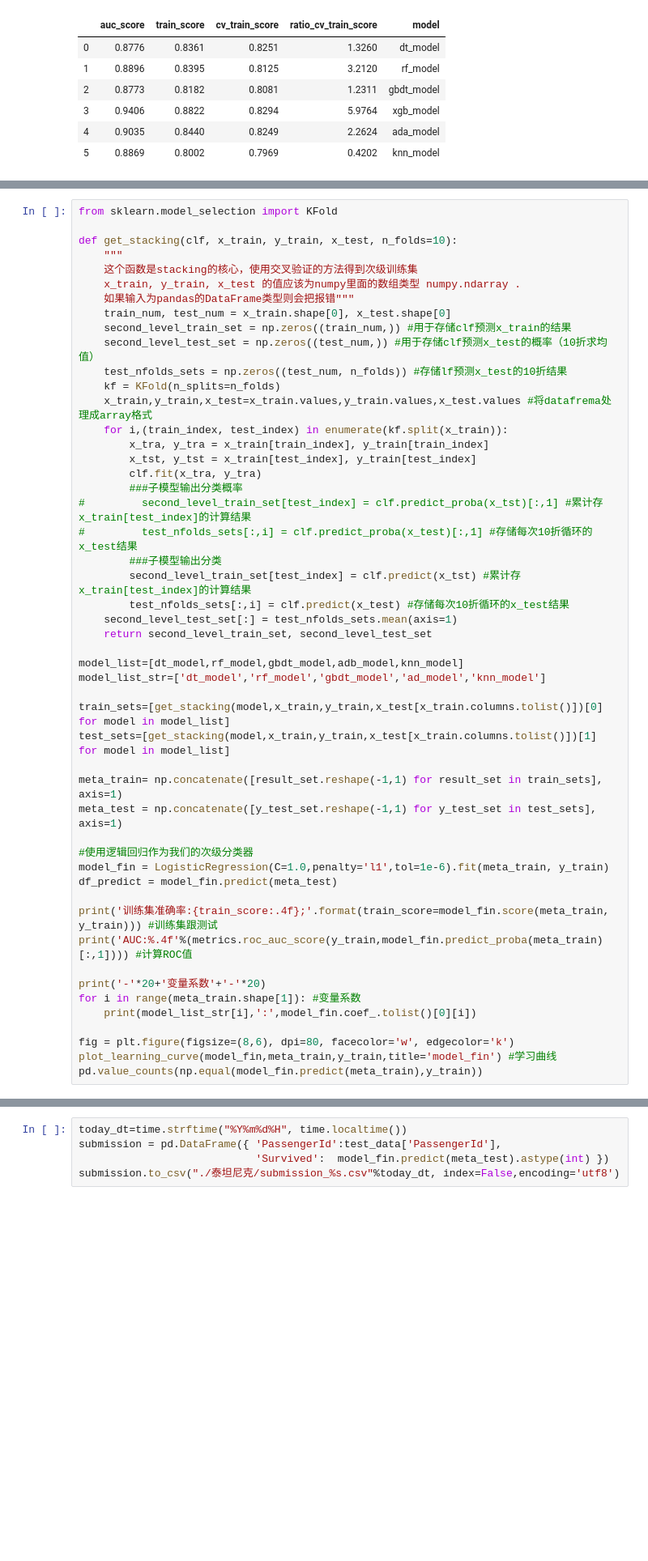
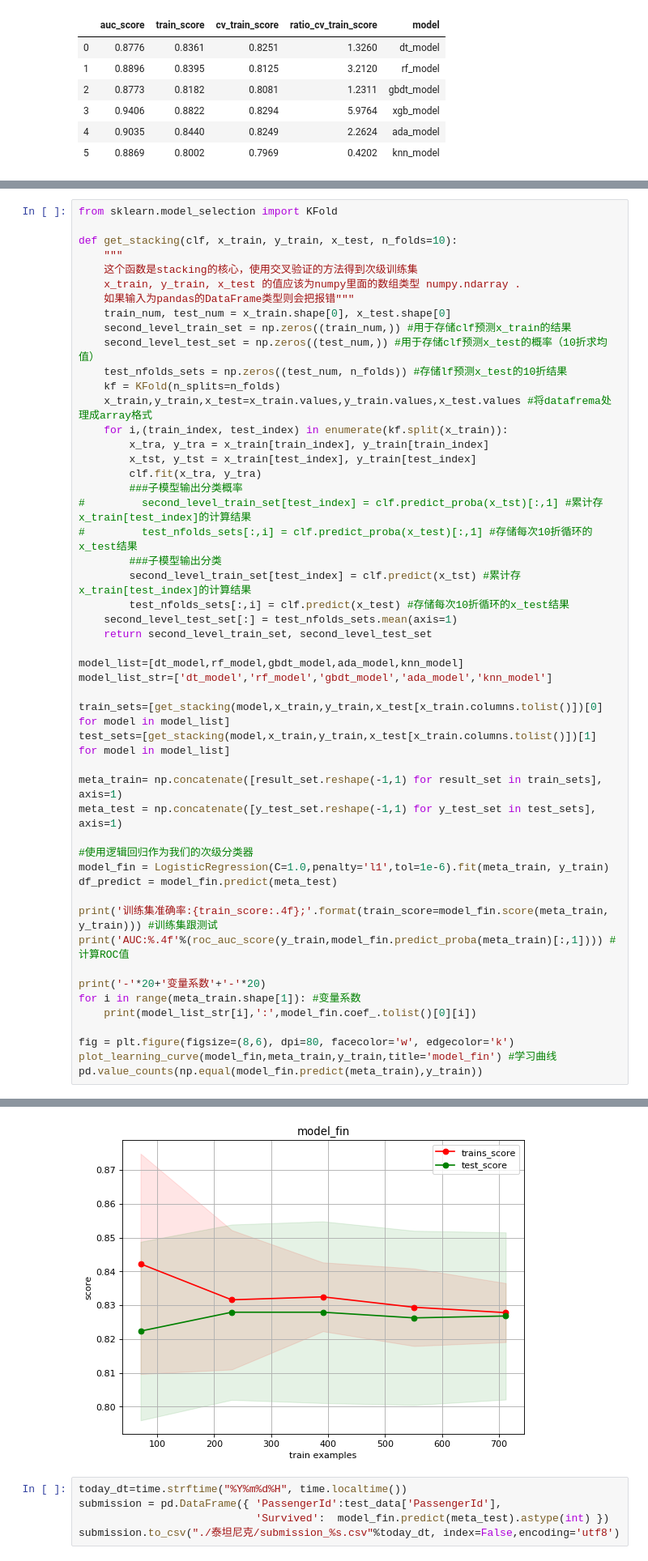
Before and after one commit to maxiaoguai/Titanic, a Jupyter notebook: Titanic.ipynb, the cells around one changed output, grey strips where cells are left out. Shown at 81% size. Drawn from its saved outputs; the diff is of its cells as text; blank space fills up the shorter version.

```diff
--- a/Titanic.ipynb
+++ b/Titanic.ipynb
@@ -956,8 +956,8 @@ def get_stacking(clf, x_train, y_train, x_test, n_folds=10):
     second_level_test_set[:] = test_nfolds_sets.mean(axis=1)
     return second_level_train_set, second_level_test_set
 
-model_list=[dt_model,rf_model,gbdt_model,adb_model,knn_model]
-model_list_str=['dt_model','rf_model','gbdt_model','ad_model','knn_model']
+model_list=[dt_model,rf_model,gbdt_model,ada_model,knn_model]
+model_list_str=['dt_model','rf_model','gbdt_model','ada_model','knn_model']
 
 train_sets=[get_stacking(model,x_train,y_train,x_test[x_train.columns.tolist()])[0] for model in model_list]
 test_sets=[get_stacking(model,x_train,y_train,x_test[x_train.columns.tolist()])[1] for model in model_list]
@@ -970,7 +970,7 @@ model_fin = LogisticRegression(C=1.0,penalty='l1',tol=1e-6).fit(meta_train, y_tr
 df_predict = model_fin.predict(meta_test)
 
 print('训练集准确率:{train_score:.4f};'.format(train_score=model_fin.score(meta_train, y_train))) #训练集跟测试
-print('AUC:%.4f'%(metrics.roc_auc_score(y_train,model_fin.predict_proba(meta_train)[:,1]))) #计算ROC值
+print('AUC:%.4f'%(roc_auc_score(y_train,model_fin.predict_proba(meta_train)[:,1]))) #计算ROC值
 
 print('-'*20+'变量系数'+'-'*20)
 for i in range(meta_train.shape[1]): #变量系数
@@ -984,3 +994,4 @@ NameError: name 'adb_model' is not defined
+[figure, added]
 # %%
 today_dt=time.strftime("%Y%m%d%H", time.localtime())
 submission = pd.DataFrame({ 'PassengerId':test_data['PassengerId'],
```
Also changed, not shown: parts of 1 cell of this notebook.
